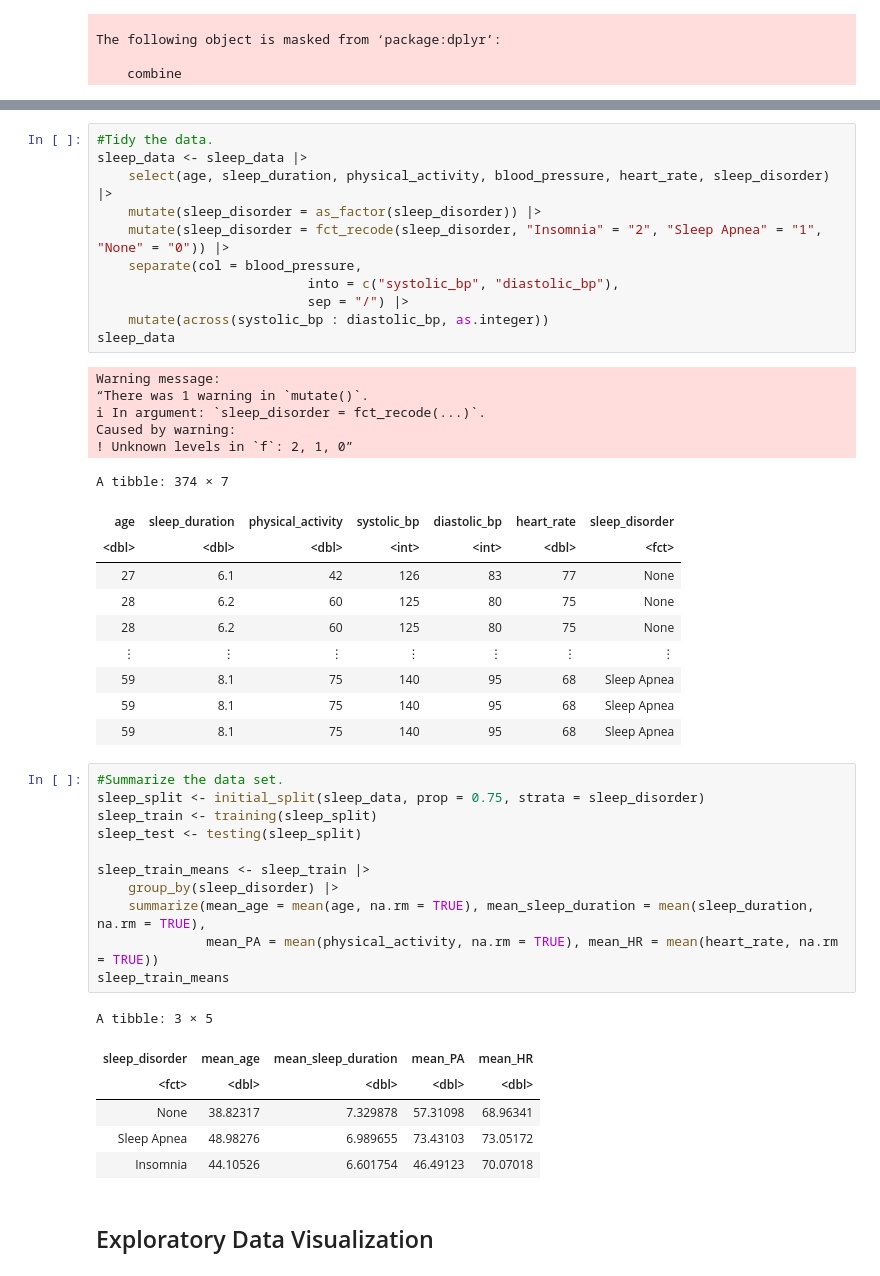
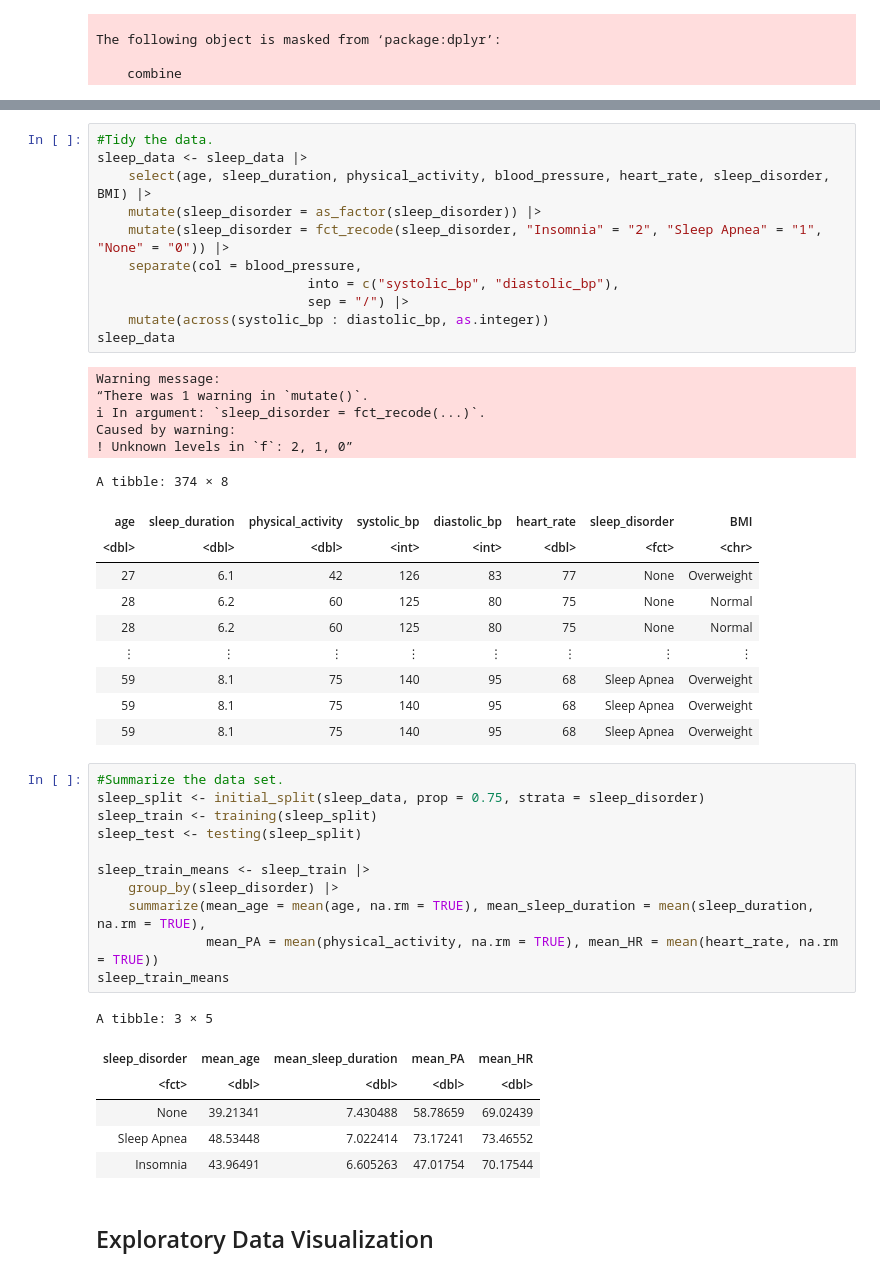
Before and after one commit to d-alex171/dsci-project, a Jupyter notebook: ProjectReport.ipynb, the cells around one changed output, grey strips where cells are left out. Cells and saved outputs as stored; diff of their text form.

```diff
--- a/ProjectReport.ipynb
+++ b/ProjectReport.ipynb
@@ -62,30 +62,30 @@ A spec_tbl_df: 374 × 13
 # %%
 #Tidy the data.
 sleep_data <- sleep_data |>
-    select(age, sleep_duration, physical_activity, blood_pressure, heart_rate, sleep_disorder) |>
+    select(age, sleep_duration, physical_activity, blood_pressure, heart_rate, sleep_disorder, BMI) |>
     mutate(sleep_disorder = as_factor(sleep_disorder)) |>
     mutate(sleep_disorder = fct_recode(sleep_disorder, "Insomnia" = "2", "Sleep Apnea" = "1", "None" = "0")) |>
     separate(col = blood_pressure,
                            into = c("systolic_bp", "diastolic_bp"),
                            sep = "/") |>
     mutate(across(systolic_bp : diastolic_bp, as.integer))
 sleep_data
 # %% [output]
 Warning message:
 “There was 1 warning in `mutate()`.
 ℹ In argument: `sleep_disorder = fct_recode(...)`.
 Caused by warning:
 ! Unknown levels in `f`: 2, 1, 0”
-A tibble: 374 × 7
+A tibble: 374 × 8
-| age | sleep_duration | physical_activity | systolic_bp | diastolic_bp | heart_rate | sleep_disorder |
-| <dbl> | <dbl> | <dbl> | <int> | <int> | <dbl> | <fct> |
-| 27 | 6.1 | 42 | 126 | 83 | 77 | None |
-| 28 | 6.2 | 60 | 125 | 80 | 75 | None |
-| 28 | 6.2 | 60 | 125 | 80 | 75 | None |
-| ⋮ | ⋮ | ⋮ | ⋮ | ⋮ | ⋮ | ⋮ |
-| 59 | 8.1 | 75 | 140 | 95 | 68 | Sleep Apnea |
-| 59 | 8.1 | 75 | 140 | 95 | 68 | Sleep Apnea |
-| 59 | 8.1 | 75 | 140 | 95 | 68 | Sleep Apnea |
+| age | sleep_duration | physical_activity | systolic_bp | diastolic_bp | heart_rate | sleep_disorder | BMI |
+| <dbl> | <dbl> | <dbl> | <int> | <int> | <dbl> | <fct> | <chr> |
+| 27 | 6.1 | 42 | 126 | 83 | 77 | None | Overweight |
+| 28 | 6.2 | 60 | 125 | 80 | 75 | None | Normal |
+| 28 | 6.2 | 60 | 125 | 80 | 75 | None | Normal |
+| ⋮ | ⋮ | ⋮ | ⋮ | ⋮ | ⋮ | ⋮ | ⋮ |
+| 59 | 8.1 | 75 | 140 | 95 | 68 | Sleep Apnea | Overweight |
+| 59 | 8.1 | 75 | 140 | 95 | 68 | Sleep Apnea | Overweight |
+| 59 | 8.1 | 75 | 140 | 95 | 68 | Sleep Apnea | Overweight |
 # %%
 #Summarize the data set.
 sleep_split <- initial_split(sleep_data, prop = 0.75, strata = sleep_disorder)
@@ -101,9 +101,9 @@ sleep_train_means
 A tibble: 3 × 5
 | sleep_disorder | mean_age | mean_sleep_duration | mean_PA | mean_HR |
 | <fct> | <dbl> | <dbl> | <dbl> | <dbl> |
-| None | 38.82317 | 7.329878 | 57.31098 | 68.96341 |
-| Sleep Apnea | 48.98276 | 6.989655 | 73.43103 | 73.05172 |
-| Insomnia | 44.10526 | 6.601754 | 46.49123 | 70.07018 |
+| None | 39.21341 | 7.430488 | 58.78659 | 69.02439 |
+| Sleep Apnea | 48.53448 | 7.022414 | 73.17241 | 73.46552 |
+| Insomnia | 43.96491 | 6.605263 | 47.01754 | 70.17544 |
 # %% [markdown]
 ## Exploratory Data Visualization
 # %% [markdown]
```
Also changed, not shown: parts of 13 cells of this notebook.
